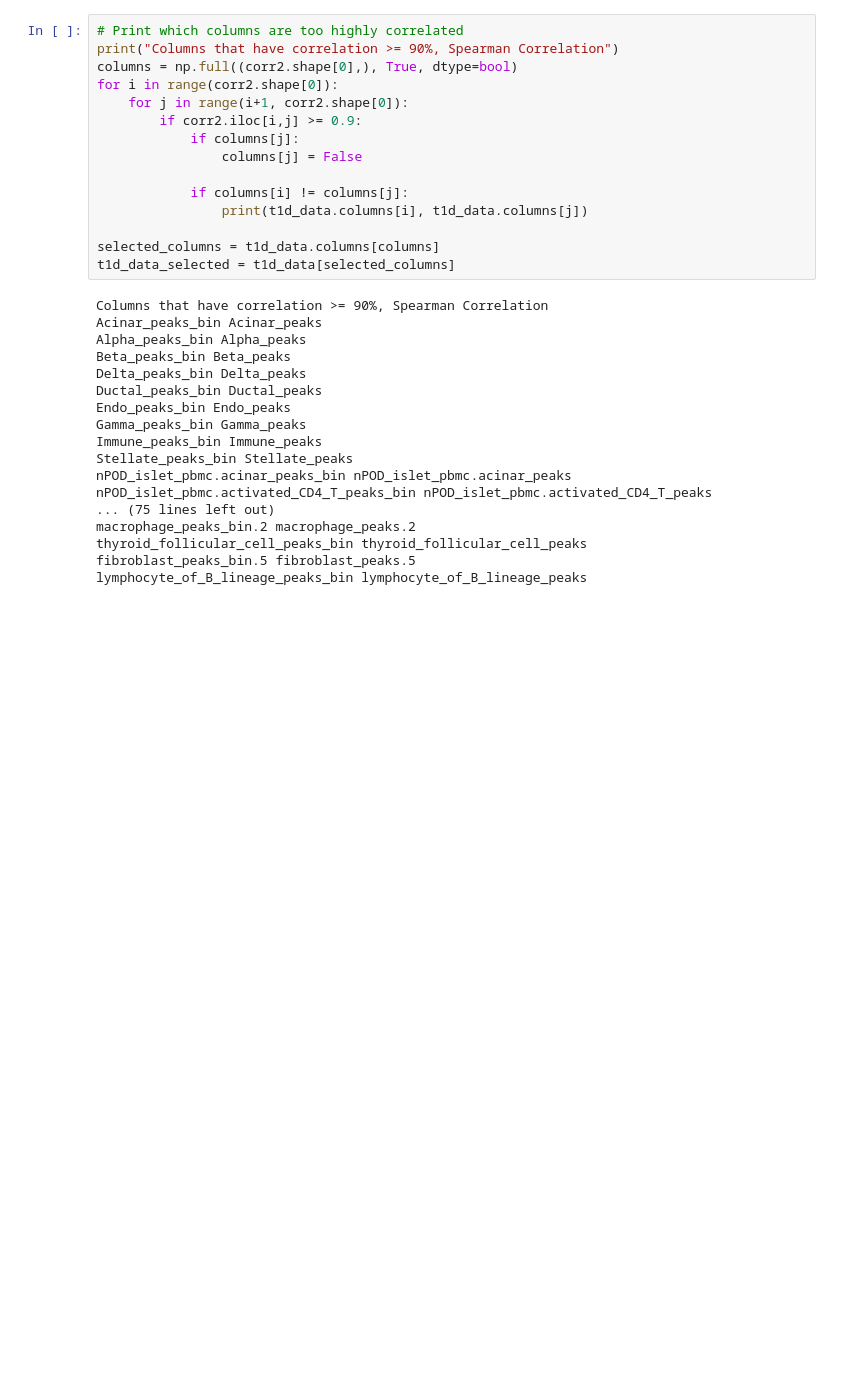
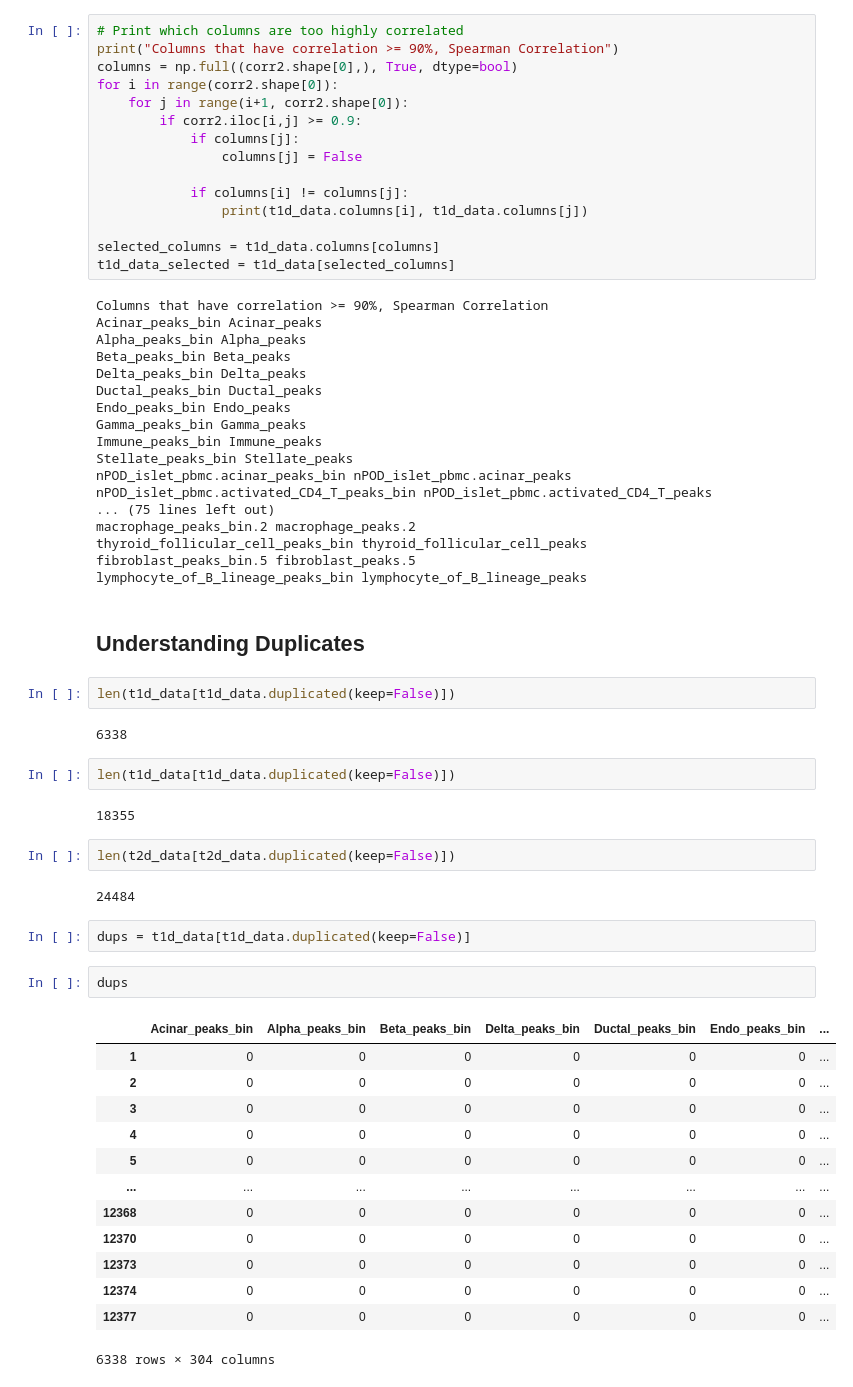
Before and after one commit to sshaul/variant-modeling, a Jupyter notebook: DataAnalysis.ipynb, the cells around one changed output. Drawn from its saved outputs; the diff is of its cells as text; blank space fills up the shorter version.

```diff
--- a/DataAnalysis.ipynb
+++ b/DataAnalysis.ipynb
@@ -292,3 +311,35 @@ macrophage_peaks_bin.2 macrophage_peaks.2
 thyroid_follicular_cell_peaks_bin thyroid_follicular_cell_peaks
 fibroblast_peaks_bin.5 fibroblast_peaks.5
 lymphocyte_of_B_lineage_peaks_bin lymphocyte_of_B_lineage_peaks
+# %% [markdown]
+## Understanding Duplicates
+# %%
+len(t1d_data[t1d_data.duplicated(keep=False)])
+# %% [output]
+6338
+# %%
+len(t1d_data[t1d_data.duplicated(keep=False)])
+# %% [output]
+18355
+# %%
+len(t2d_data[t2d_data.duplicated(keep=False)])
+# %% [output]
+24484
+# %%
+dups = t1d_data[t1d_data.duplicated(keep=False)]
+# %%
+dups
+# %% [output]
+|  | Acinar_peaks_bin | Alpha_peaks_bin | Beta_peaks_bin | Delta_peaks_bin | Ductal_peaks_bin | Endo_peaks_bin | ... |
+| 1 | 0 | 0 | 0 | 0 | 0 | 0 | ... |
+| 2 | 0 | 0 | 0 | 0 | 0 | 0 | ... |
+| 3 | 0 | 0 | 0 | 0 | 0 | 0 | ... |
+| 4 | 0 | 0 | 0 | 0 | 0 | 0 | ... |
+| 5 | 0 | 0 | 0 | 0 | 0 | 0 | ... |
+| ... | ... | ... | ... | ... | ... | ... | ... |
+| 12368 | 0 | 0 | 0 | 0 | 0 | 0 | ... |
+| 12370 | 0 | 0 | 0 | 0 | 0 | 0 | ... |
+| 12373 | 0 | 0 | 0 | 0 | 0 | 0 | ... |
+| 12374 | 0 | 0 | 0 | 0 | 0 | 0 | ... |
+| 12377 | 0 | 0 | 0 | 0 | 0 | 0 | ... |
+6338 rows × 304 columns
```
Also changed, not shown: parts of 15 cells of this notebook, 8 other files.
